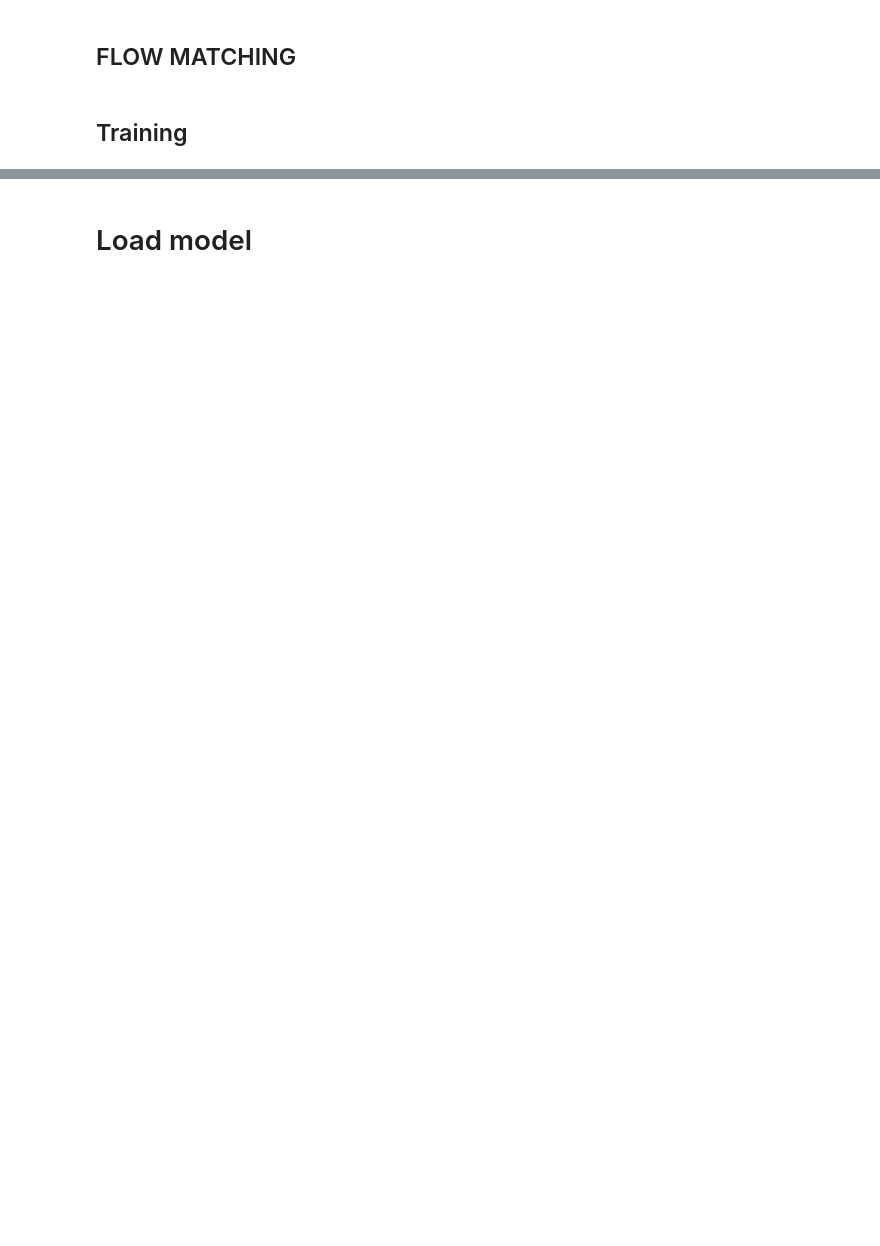
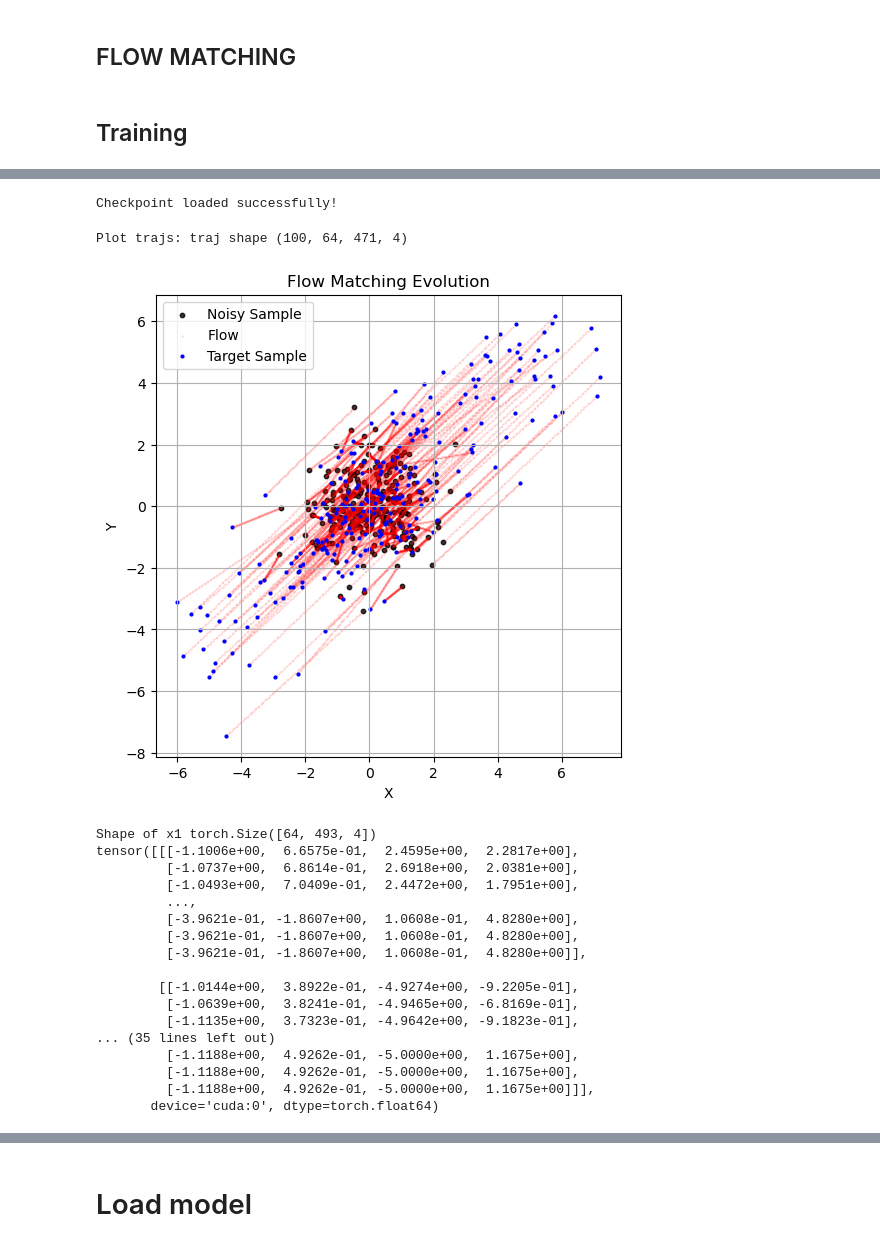
Before and after one commit to MortenHS/FlowMatching, a Jupyter notebook: cfm.ipynb, the cells around one changed output, grey strips where cells are left out. Cells and saved outputs as stored; diff of their text form; code cells hidden in the pictures; blank space fills up the shorter version.

```diff
--- a/cfm.ipynb
+++ b/cfm.ipynb
@@ -223,0 +245,66 @@ Plot trajs: traj shape (100, 64, 178, 4)
+# %%
+save_path = "fm_model_checkpoint.pth"
+checkpoint = torch.load(save_path, map_location=device)
+
+flow_model.load_state_dict(checkpoint['model_state_dict'])
+optimizer.load_state_dict(checkpoint['optimizer_state_dict'])
+losses = checkpoint.get('losses', [])
+lr = checkpoint['learning_rate']
+sigma = checkpoint['sigma']
+vt = checkpoint['vt']
+
+print("Checkpoint loaded successfully!")
+# %% [output]
+Checkpoint loaded successfully!
+# %%
+def plot_trajectories(traj, batch_size, observation_lst):
+    """Plot trajectories of some selected samples."""
+    print(f"Plot trajs: traj shape {traj.shape}")
+    n = batch_size  # Batch_size
+    plt.figure(figsize=(6, 6))
+    plt.scatter(traj[0, :n, 0], traj[0, :n, 1], s=10, alpha=0.8, c="black", label="Noisy Sample")
+    plt.scatter(traj[:, :n, 0], traj[:, :n, 1], s=0.2, alpha=0.2, c="red", label="Flow")
+    plt.scatter(traj[-1, :n, 0], traj[-1, :n, 1], s=4, alpha=1, c="blue", label="Target Sample")
+    # for observations in observation_lst:
+    #     plt.plot(observations[0, :, 0].cpu().numpy(), observations[0, :, 1].cpu().numpy(), color='g', alpha=0.5)
+    plt.legend()
+    plt.title("Flow Matching Evolution")
+    plt.grid(True)
+    plt.xlabel('X')
+    plt.ylabel('Y')
+    plt.show()
+# %%
+def sample_and_plot(flow_model, batch_size, xt, traj_dim, sigma, observation_lst, solver="dopri5"):
+    node = NeuralODE(
+        torch_wrapper(flow_model), solver=solver, sensitivity="adjoint", atol=1e-4, rtol=1e-4
+    )
+    with torch.no_grad():
+        traj = node.trajectory(
+            single_gaussian_sample_alt(batch_size, xt.shape[1], traj_dim, sigma),
+            t_span = torch.linspace(0, 1, 100, device=device, dtype=torch.float32),
+        )
+        plot_trajectories(traj.cpu().numpy(), batch_size, observation_lst)
+# %%
+xt = xt_prog[4]
+sample_and_plot(flow_model, batch_size, xt, traj_dim, sigma, observation_lst)
+print(f"Shape of x1 {x1.shape}\n{x1}")
+# %% [output]
+Plot trajs: traj shape (100, 64, 471, 4)
+[figure, added]
+Shape of x1 torch.Size([64, 493, 4])
+tensor([[[-1.1006e+00,  6.6575e-01,  2.4595e+00,  2.2817e+00],
+         [-1.0737e+00,  6.8614e-01,  2.6918e+00,  2.0381e+00],
+         [-1.0493e+00,  7.0409e-01,  2.4472e+00,  1.7951e+00],
+         ...,
+         [-3.9621e-01, -1.8607e+00,  1.0608e-01,  4.8280e+00],
+         [-3.9621e-01, -1.8607e+00,  1.0608e-01,  4.8280e+00],
+         [-3.9621e-01, -1.8607e+00,  1.0608e-01,  4.8280e+00]],
+
+        [[-1.0144e+00,  3.8922e-01, -4.9274e+00, -9.2205e-01],
+         [-1.0639e+00,  3.8241e-01, -4.9465e+00, -6.8169e-01],
+         [-1.1135e+00,  3.7323e-01, -4.9642e+00, -9.1823e-01],
+... (35 lines left out)
+         [-1.1188e+00,  4.9262e-01, -5.0000e+00,  1.1675e+00],
+         [-1.1188e+00,  4.9262e-01, -5.0000e+00,  1.1675e+00],
+         [-1.1188e+00,  4.9262e-01, -5.0000e+00,  1.1675e+00]]],
+       device='cuda:0', dtype=torch.float64)
```
Also changed, not shown: parts of 22 cells of this notebook, 46 other files.
